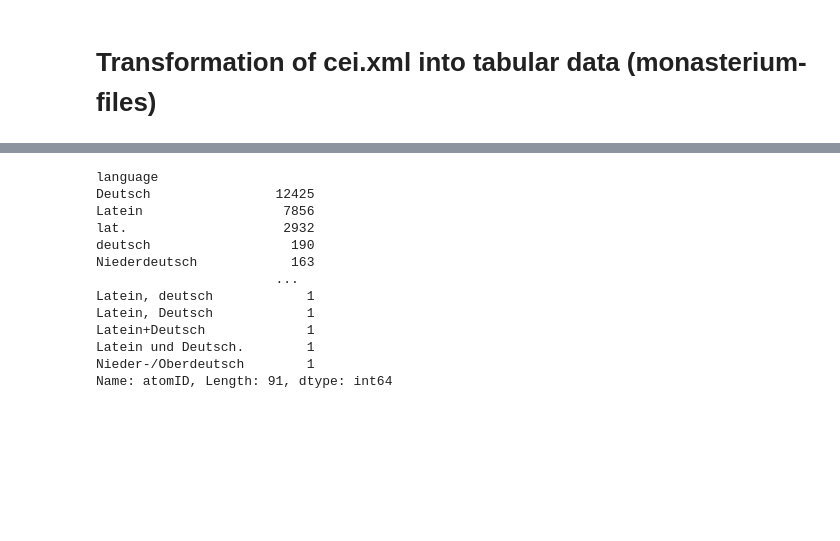
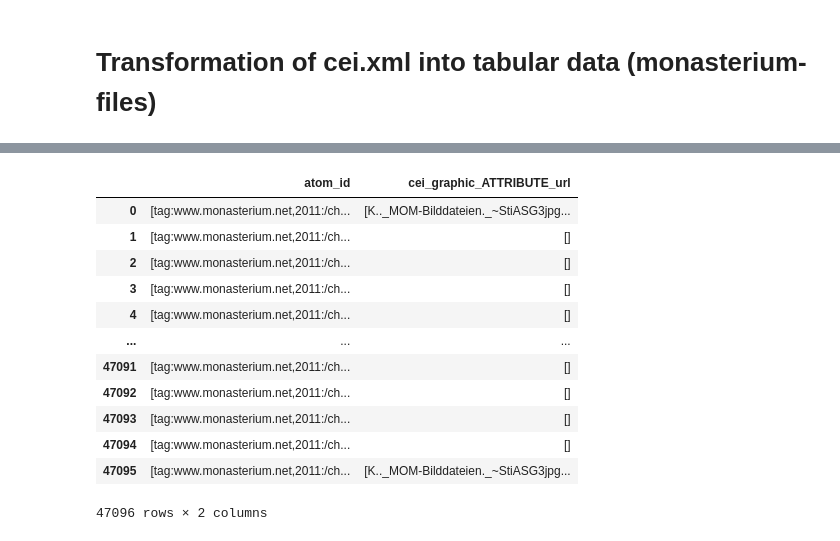
Before and after one commit to Didip-eu/ddpa_lines, a Jupyter notebook: notebooks/CEI2CSV.ipynb, the cells around one changed output, grey strips where cells are left out. Cells and saved outputs as stored; diff of their text form; code cells hidden in the pictures; blank space fills up the shorter version.

```diff
--- a/notebooks/CEI2CSV.ipynb
+++ b/notebooks/CEI2CSV.ipynb
@@ -372,16 +54,33 @@ Name: atomID, Length: 5847, dtype: int64
-# %%
-charter_by_language.sort_values(ascending=False)
-# %% [output]
-language
-Deutsch                12425
-Latein                  7856
-lat.                    2932
-deutsch                  190
-Niederdeutsch            163
-                       ...
-Latein, deutsch            1
-Latein, Deutsch            1
-Latein+Deutsch             1
-Latein und Deutsch.        1
-Nieder-/Oberdeutsch        1
-Name: atomID, Length: 91, dtype: int64
+# %%
+namespaces = {'atom': 'http://www.w3.org/2005/Atom', 'cei': 'http://www.monasterium.net/NS/cei'}
+directoryPath = '\\\?/'+'C://Users/atzenhof/playground/GitHub/didip/data/db_subset_for_test/transcriptions-ref'# escape needed for subdirectory paths longer than system allows for
+#directoryPath = '\\\?/'+'C://Users/atzenhof/playground/GitHub/didip/data/db/mom-data/metadata.charter.public'# escape needed for subdirectory paths longer than system allows forf
+fileExtension = ('*.cei.xml')
+# %%
+atom_id = []
+cei_graphic_ATTRIBUTE_url = []
+# %%
+# might take over 5 min for whole metadata.charter.public directory
+for file in Path(directoryPath).rglob(fileExtension):
+    tree = etree.parse(str(file))
+    atom_id.append(tree.xpath("//atom:id/text()", namespaces = namespaces))
+    cei_graphic_ATTRIBUTE_url.append(tree.xpath(".//cei:graphic/@url", namespaces = namespaces))
+# %%
+charters = list(zip(atom_id, cei_graphic_ATTRIBUTE_url))
+charter_image_list = pd.DataFrame(charters).rename(columns={0: "atom_id", 1: "cei_graphic_ATTRIBUTE_url"})
+# %%
+charter_image_list
+# %% [output]
+|  | atom_id | cei_graphic_ATTRIBUTE_url |
+| 0 | [tag:www.monasterium.net,2011:/ch... | [K.._MOM-Bilddateien._~StiASG3jpg... |
+| 1 | [tag:www.monasterium.net,2011:/ch... | [] |
+| 2 | [tag:www.monasterium.net,2011:/ch... | [] |
+| 3 | [tag:www.monasterium.net,2011:/ch... | [] |
+| 4 | [tag:www.monasterium.net,2011:/ch... | [] |
+| ... | ... | ... |
+| 47091 | [tag:www.monasterium.net,2011:/ch... | [] |
+| 47092 | [tag:www.monasterium.net,2011:/ch... | [] |
+| 47093 | [tag:www.monasterium.net,2011:/ch... | [] |
+| 47094 | [tag:www.monasterium.net,2011:/ch... | [] |
+| 47095 | [tag:www.monasterium.net,2011:/ch... | [K.._MOM-Bilddateien._~StiASG3jpg... |
+47096 rows × 2 columns
```
Also changed, not shown: parts of 65 cells of this notebook, 1 other file.
